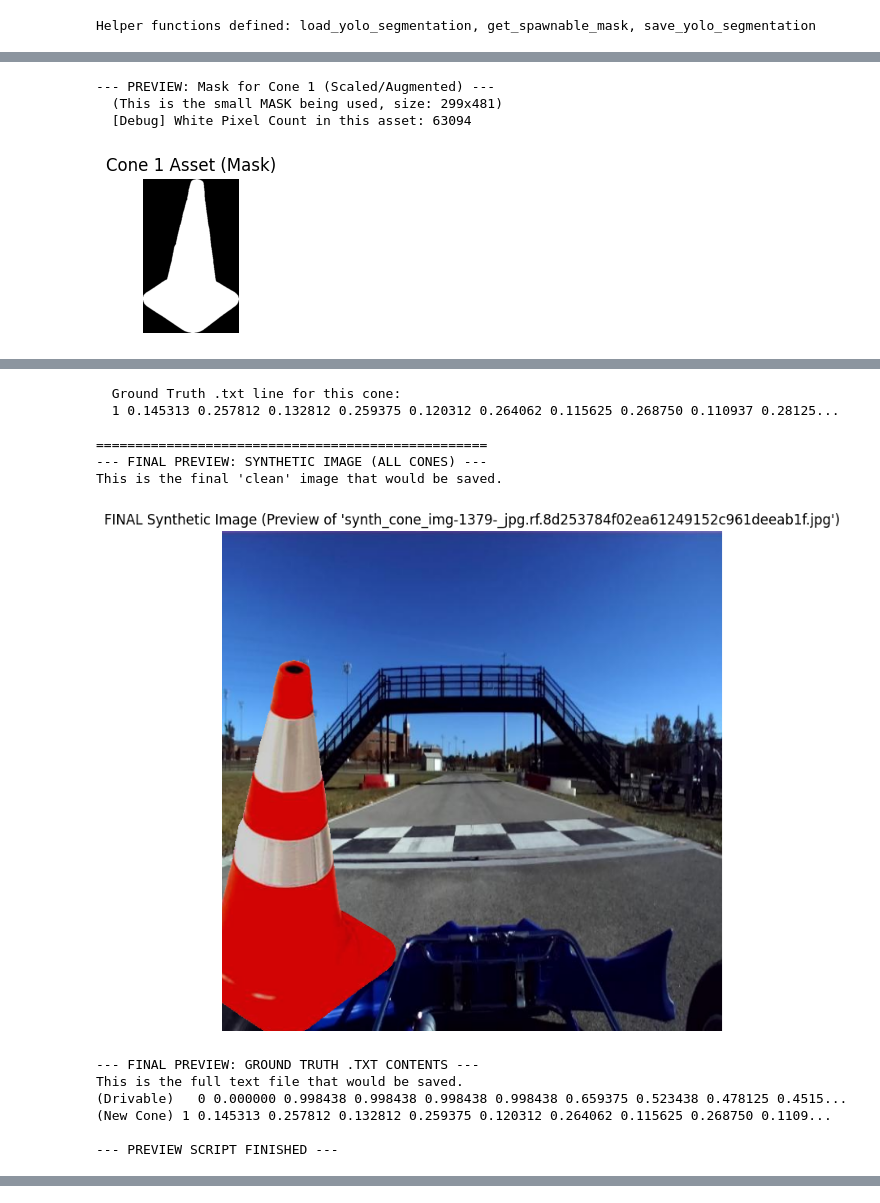
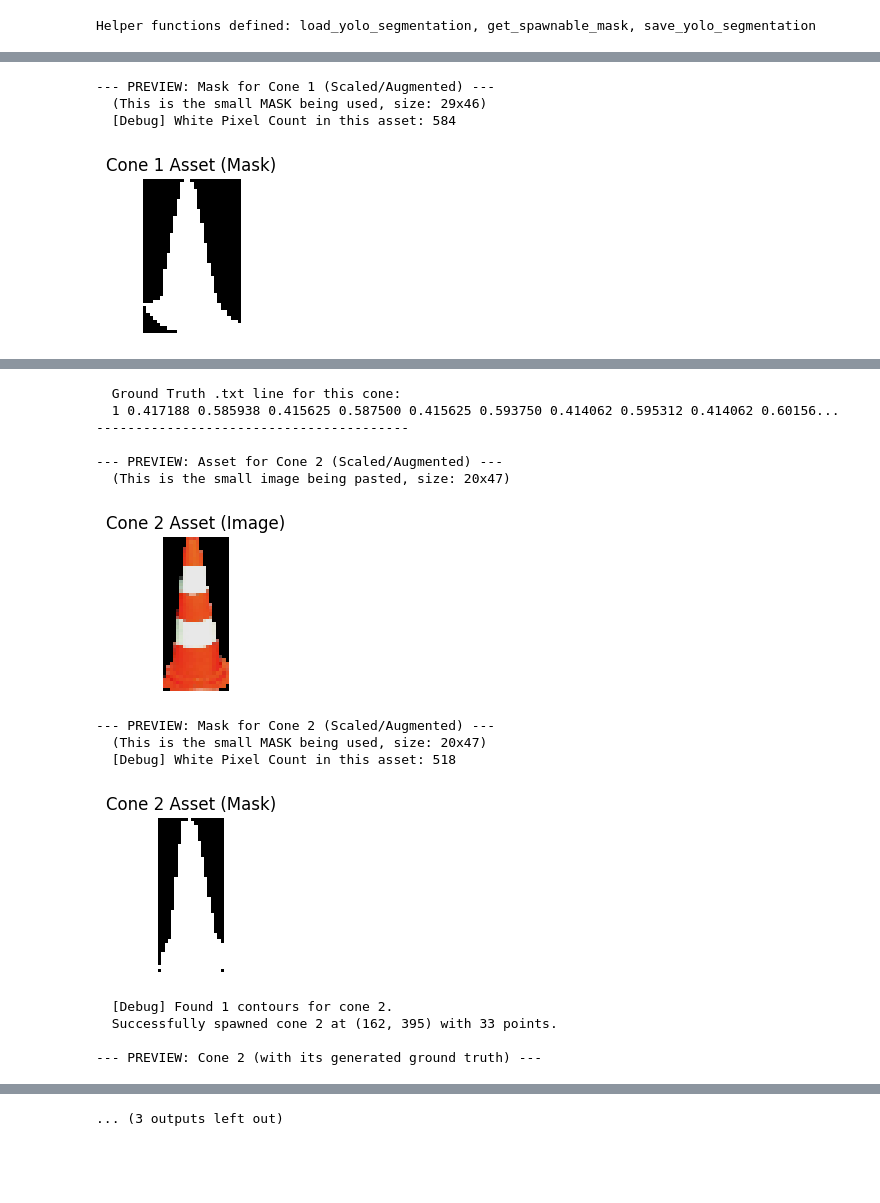
Before and after one commit to cortesb3/vip-amp-perception, a Jupyter notebook: fall/random_spawning.ipynb, the cells around one changed output, grey strips where cells are left out. Drawn from its saved outputs; the diff is of its cells as text; code cells hidden in the pictures; blank space fills up the shorter version.

Commit message:
modified the cone generation method

```diff
--- a/fall/random_spawning.ipynb
+++ b/fall/random_spawning.ipynb
@@ -55,8 +53,8 @@ CONE_CLASS_ID = 1
 NUM_IMAGES_TO_PROCESS = 1
 MIN_CONES_PER_IMG = 1
 MAX_CONES_PER_IMG = 2
-MIN_CONE_SCALE = 0.02  # change from .04 to .02
-MAX_CONE_SCALE = 0.06  # change from .15 to .06
+MIN_CONE_SCALE = 0.06  # change from .04 to .02
+MAX_CONE_SCALE = 0.10  # change from .15 to .06
 
 print(f"--- CONFIGURATION ---")
 print(f"Current Notebook Folder: {current_folder}")
@@ -430,7 +511,22 @@ else:
                         print("-" * 40) # Separator for each cone
                         cone_asset = random.choice(cone_assets)
 
-                        cone_aug, mask_aug = augment_and_resize_cone(cone_asset, img_h)
+                        #cone_aug, mask_aug = augment_and_resize_cone(cone_asset, img_h)
+
+                        spawn_idx = random.randint(0, len(valid_spawn_pixels) - 1)
+                        spawn_center_coords = valid_spawn_pixels[spawn_idx]
+                        spawn_y, spawn_x = spawn_center_coords[0], spawn_center_coords[1]
+                        y_horizon = int(img_h * 0.5)  # Vanishing point
+                        y_bumper = int(img_h * 0.8)   # Front of kart
+                        depth_pct = (spawn_y - y_horizon) / (y_bumper - y_horizon)
+                        depth_pct = max(0, min(1, depth_pct))
+                        curved_depth = depth_pct ** 1.5
+                        target_scale = MIN_CONE_SCALE + (curved_depth * (MAX_CONE_SCALE - MIN_CONE_SCALE))
+                        orig_h = cone_asset[0].shape[0]
+                        scale_factor = (target_scale * img_h) / orig_h
+
+                        # Pass the scale_factor we calculated from the Y-position (latitude)
+                        cone_aug, mask_aug = augment_and_resize_cone(cone_asset, img_h, scale_factor)
 
                         if cone_aug is None:
                             print(f"  [Warning] Cone {i+1} was too small. Skipping.")
@@ -603,5 +698,5 @@ Processing: img-1379-_jpg.rf.8d253784f02ea61249152c961deeab1f.jpg
 --- PREVIEW: Mask for Cone 1 (Scaled/Augmented) ---
-  (This is the small MASK being used, size: 299x481)
-  [Debug] White Pixel Count in this asset: 63094
+  (This is the small MASK being used, size: 29x46)
+  [Debug] White Pixel Count in this asset: 584
-[figure, old version]
+[figure, new version]
   [Debug] Found 1 contours for cone 1.
@@ -612,13 +707,15 @@ Processing: img-1379-_jpg.rf.8d253784f02ea61249152c961deeab1f.jpg
   Ground Truth .txt line for this cone:
-  1 0.145313 0.257812 0.132812 0.259375 0.120312 0.264062 0.115625 0.268750 0.110937 0.28125...
+  1 0.417188 0.585938 0.415625 0.587500 0.415625 0.593750 0.414062 0.595312 0.414062 0.60156...
+----------------------------------------
 
-==================================================
---- FINAL PREVIEW: SYNTHETIC IMAGE (ALL CONES) ---
-This is the final 'clean' image that would be saved.
+--- PREVIEW: Asset for Cone 2 (Scaled/Augmented) ---
+  (This is the small image being pasted, size: 20x47)
-[figure, old version]
+[figure, new version]
---- FINAL PREVIEW: GROUND TRUTH .TXT CONTENTS ---
-This is the full text file that would be saved.
-(Drivable)   0 0.000000 0.998438 0.998438 0.998438 0.998438 0.659375 0.523438 0.478125 0.4515...
-(New Cone) 1 0.145313 0.257812 0.132812 0.259375 0.120312 0.264062 0.115625 0.268750 0.1109...
-
---- PREVIEW SCRIPT FINISHED ---
+--- PREVIEW: Mask for Cone 2 (Scaled/Augmented) ---
+  (This is the small MASK being used, size: 20x47)
+  [Debug] White Pixel Count in this asset: 518
+[figure, added]
+  [Debug] Found 1 contours for cone 2.
+  Successfully spawned cone 2 at (162, 395) with 33 points.
+
+--- PREVIEW: Cone 2 (with its generated ground truth) ---
@@ -624,0 +723 @@ This is the full text file that would be saved.
+... (3 outputs left out)
```
Also changed, not shown: parts of 6 cells of this notebook, 1 other file.
